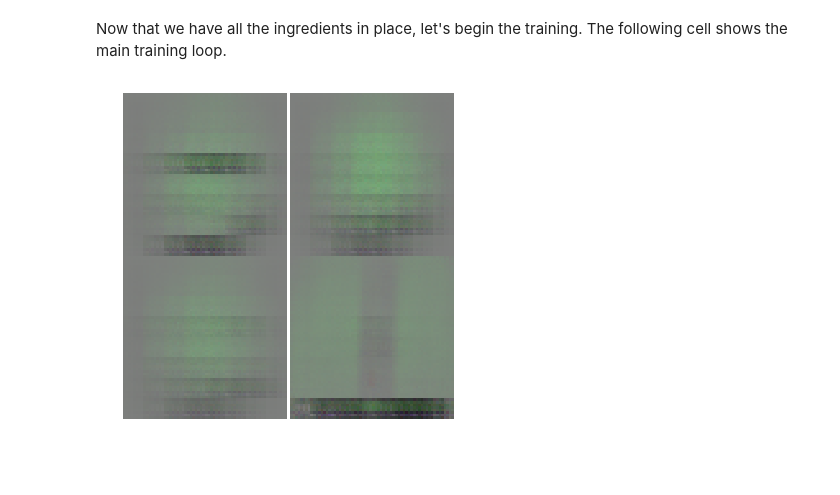
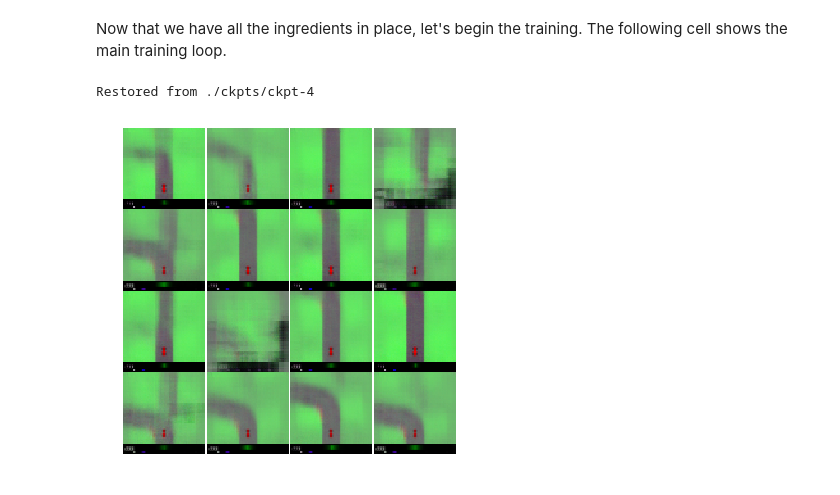
Before and after one commit to katnoria/world-models, a Jupyter notebook: notebooks/autoencoder.ipynb, the cells around one changed output. Drawn from its saved outputs; the diff is of its cells as text; code cells hidden in the pictures.

```diff
--- a/notebooks/autoencoder.ipynb
+++ b/notebooks/autoencoder.ipynb
@@ -270,9 +295,25 @@ max(int(0.1 * EPOCHS), 1)
+# %%
+# Helper function to sample latent space and generate new images
+def generate_sample_images(model, plot_shape=(2,2), plot=True, save=False, save_name='imgs/out.png'):
+    latent_z = tf.random.normal(shape=(np.prod(plot_shape), LATENT_DIM))
+    # decode z
+    decoded = model.decode(latent_z, apply_sigmoid=True)
+    if plot:
+        fig, axs = plt.subplots(plot_shape[0], plot_shape[1], figsize=(6, 6))
+        for i, ax in enumerate(axs.flat):
+            ax.imshow(decoded[i, :, :, :])
+            ax.axis('off')
+            ax.set_aspect('equal')
+        plt.subplots_adjust(wspace=0, hspace=0)
+    if save:
+        plt.savefig(save_name)
+        plt.show()
 # %% [markdown]
 Now that we have all the ingredients in place, let's begin the training.
 The following cell shows the main training loop.
 # %%
 # Number of training epochs
-EPOCHS = 30
+EPOCHS = 100
 # Initialize the Variational Autoencoder model
 model = VAE(encoder, decoder)
 # Define optimizer
@@ -307,28 +348,16 @@ for epoch in range(0, EPOCHS):
         losses.append(loss)
     if epoch % print_every == 0:
         print('Epoch {}/{}: train loss {}'.format(epoch, EPOCHS, losses[-1]))
-        generate_sample_images(model, plot=False, save=True, save_name='imgs/img-{}.png'.format(epoch))
+        generate_sample_images(model, plot_shape=(4,4), save=True, save_name='imgs/img-{}.png'.format(epoch))
     if epoch % save_every == 0:
         save_path = manager.save()
         print('Saved checkpoint for step {}:{}'.format(epoch, save_path))
+# %% [output]
+Restored from ./ckpts/ckpt-4
-# %%
-def generate_sample_images(model, plot=True, save=False, save_name='imgs/out.png'):
-    latent_z = tf.random.normal(shape=(4, LATENT_DIM))
-    # decode z
-    decoded = model.decode(latent_z, apply_sigmoid=True)
-    if plot:
-        fig, axs = plt.subplots(2, 2, figsize=(6, 6))
-        for i, ax in enumerate(axs.flat):
-            ax.imshow(decoded[i, :, :, :])
-            ax.axis('off')
-            ax.set_aspect('equal')
-        plt.subplots_adjust(wspace=0, hspace=0)
-    if save:
-        plt.savefig(save_name)
-        plt.show()
-# %%
-generate_sample_images(model, save=True)
-# %% [output]
-[figure, removed]
+# %%
+# Generate sample
+generate_sample_images(model, plot_shape=(4,4), save=True)
+# %% [output]
+[figure, added]
 # %%
 1+2
```
Also changed, not shown: parts of 16 cells of this notebook, 1 other file.
